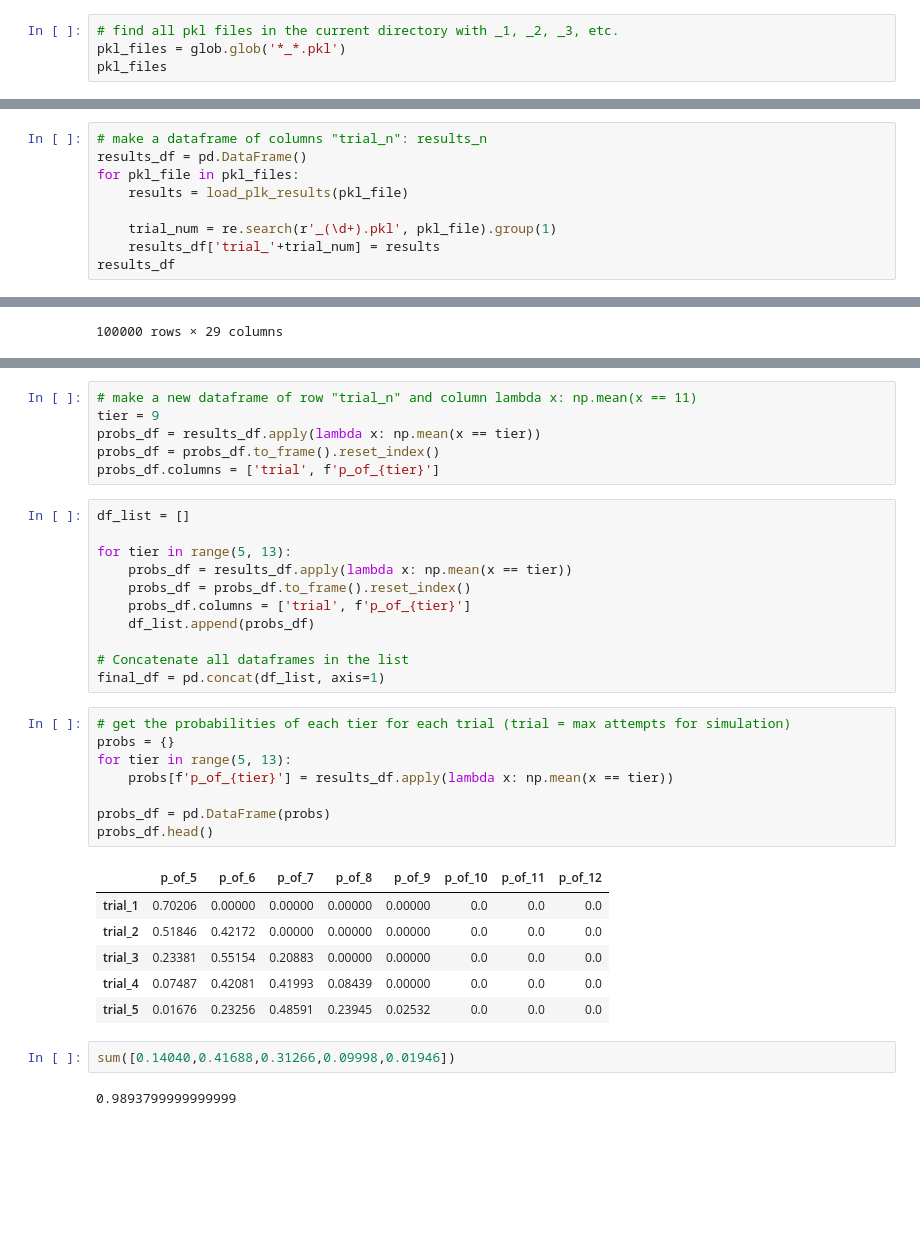
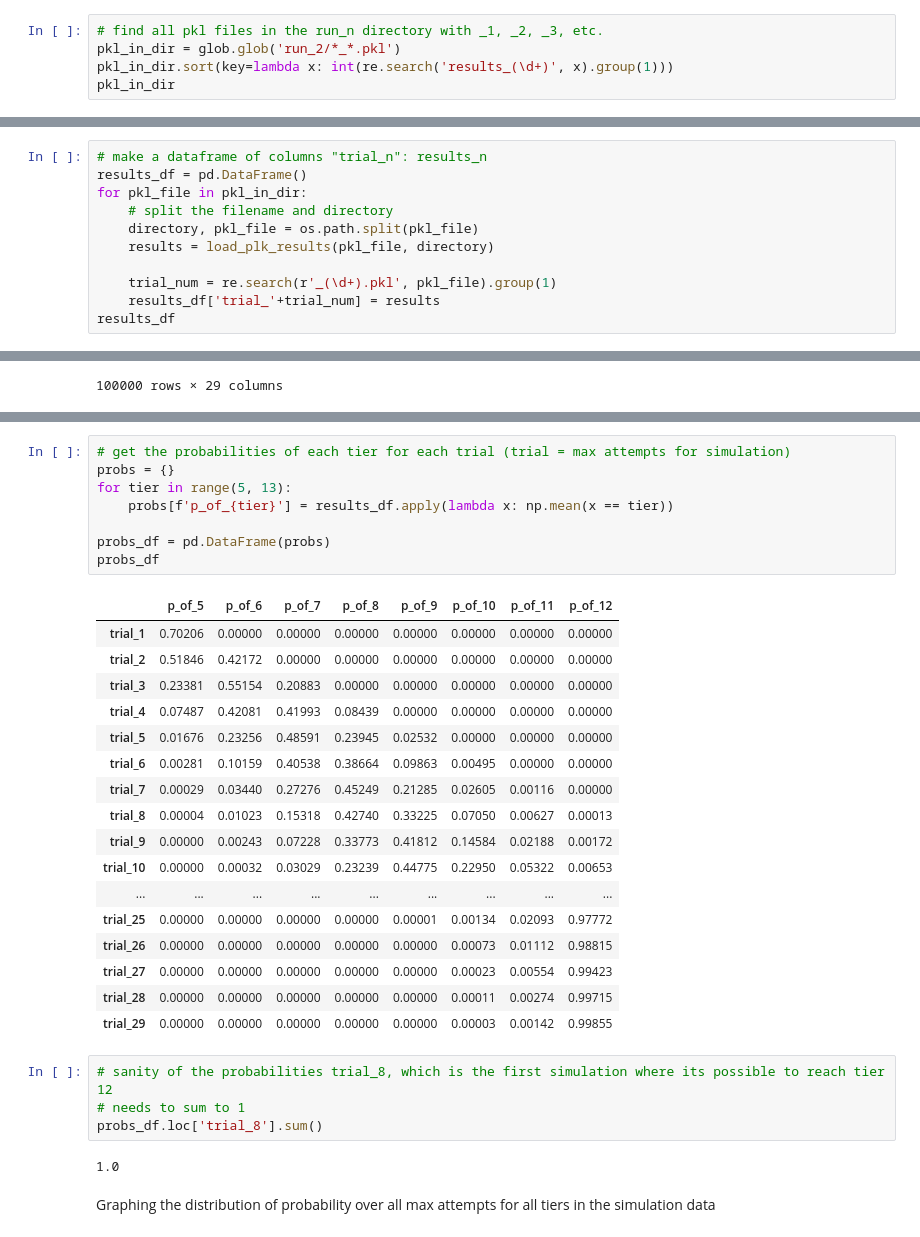
Before and after one commit to terpyPy/D4-Monte-Carlo, a Jupyter notebook: sim_results_nb.ipynb, the cells around one changed output, grey strips where cells are left out. Drawn from its saved outputs; the diff is of its cells as text; blank space fills up the shorter version.

```diff
--- a/sim_results_nb.ipynb
+++ b/sim_results_nb.ipynb
@@ -46,5 +39,6 @@ results
 # %%
-# find all pkl files in the current directory with _1, _2, _3, etc.
-pkl_files = glob.glob('*_*.pkl')
-pkl_files
+# find all pkl files in the run_n directory with _1, _2, _3, etc.
+pkl_in_dir = glob.glob('run_2/*_*.pkl')
+pkl_in_dir.sort(key=lambda x: int(re.search('results_(\d+)', x).group(1)))
+pkl_in_dir
 # %% [output]
@@ -71,8 +64,10 @@ pkl_files.sort(key=lambda x: int(re.search('_(\d+)', x).group(1)))
 # %%
 # make a dataframe of columns "trial_n": results_n
 results_df = pd.DataFrame()
-for pkl_file in pkl_files:
-    results = load_plk_results(pkl_file)
+for pkl_file in pkl_in_dir:
+    # split the filename and directory
+    directory, pkl_file = os.path.split(pkl_file)
+    results = load_plk_results(pkl_file, directory)
 
     trial_num = re.search(r'_(\d+).pkl', pkl_file).group(1)
     results_df['trial_'+trial_num] = results
@@ -112,42 +109,40 @@ trial_27    0.99423
 trial_28    0.99715
 trial_29    0.99855
 dtype: float64
-# %%
-# make a new dataframe of row "trial_n" and column lambda x: np.mean(x == 11)
-tier = 9
-probs_df = results_df.apply(lambda x: np.mean(x == tier))
-probs_df = probs_df.to_frame().reset_index()
-probs_df.columns = ['trial', f'p_of_{tier}']
-# %%
-df_list = []
-
-for tier in range(5, 13):
-    probs_df = results_df.apply(lambda x: np.mean(x == tier))
-    probs_df = probs_df.to_frame().reset_index()
-    probs_df.columns = ['trial', f'p_of_{tier}']
-    df_list.append(probs_df)
-
-# Concatenate all dataframes in the list
-final_df = pd.concat(df_list, axis=1)
 # %%
 # get the probabilities of each tier for each trial (trial = max attempts for simulation)
 probs = {}
 for tier in range(5, 13):
     probs[f'p_of_{tier}'] = results_df.apply(lambda x: np.mean(x == tier))
 
 probs_df = pd.DataFrame(probs)
-probs_df.head()
+probs_df
 # %% [output]
 |  | p_of_5 | p_of_6 | p_of_7 | p_of_8 | p_of_9 | p_of_10 | p_of_11 | p_of_12 |
-| trial_1 | 0.70206 | 0.00000 | 0.00000 | 0.00000 | 0.00000 | 0.0 | 0.0 | 0.0 |
-| trial_2 | 0.51846 | 0.42172 | 0.00000 | 0.00000 | 0.00000 | 0.0 | 0.0 | 0.0 |
-| trial_3 | 0.23381 | 0.55154 | 0.20883 | 0.00000 | 0.00000 | 0.0 | 0.0 | 0.0 |
-| trial_4 | 0.07487 | 0.42081 | 0.41993 | 0.08439 | 0.00000 | 0.0 | 0.0 | 0.0 |
-| trial_5 | 0.01676 | 0.23256 | 0.48591 | 0.23945 | 0.02532 | 0.0 | 0.0 | 0.0 |
+| trial_1 | 0.70206 | 0.00000 | 0.00000 | 0.00000 | 0.00000 | 0.00000 | 0.00000 | 0.00000 |
+| trial_2 | 0.51846 | 0.42172 | 0.00000 | 0.00000 | 0.00000 | 0.00000 | 0.00000 | 0.00000 |
+| trial_3 | 0.23381 | 0.55154 | 0.20883 | 0.00000 | 0.00000 | 0.00000 | 0.00000 | 0.00000 |
+| trial_4 | 0.07487 | 0.42081 | 0.41993 | 0.08439 | 0.00000 | 0.00000 | 0.00000 | 0.00000 |
+| trial_5 | 0.01676 | 0.23256 | 0.48591 | 0.23945 | 0.02532 | 0.00000 | 0.00000 | 0.00000 |
+| trial_6 | 0.00281 | 0.10159 | 0.40538 | 0.38664 | 0.09863 | 0.00495 | 0.00000 | 0.00000 |
+| trial_7 | 0.00029 | 0.03440 | 0.27276 | 0.45249 | 0.21285 | 0.02605 | 0.00116 | 0.00000 |
+| trial_8 | 0.00004 | 0.01023 | 0.15318 | 0.42740 | 0.33225 | 0.07050 | 0.00627 | 0.00013 |
+| trial_9 | 0.00000 | 0.00243 | 0.07228 | 0.33773 | 0.41812 | 0.14584 | 0.02188 | 0.00172 |
+| trial_10 | 0.00000 | 0.00032 | 0.03029 | 0.23239 | 0.44775 | 0.22950 | 0.05322 | 0.00653 |
+| ... | ... | ... | ... | ... | ... | ... | ... | ... |
+| trial_25 | 0.00000 | 0.00000 | 0.00000 | 0.00000 | 0.00001 | 0.00134 | 0.02093 | 0.97772 |
+| trial_26 | 0.00000 | 0.00000 | 0.00000 | 0.00000 | 0.00000 | 0.00073 | 0.01112 | 0.98815 |
+| trial_27 | 0.00000 | 0.00000 | 0.00000 | 0.00000 | 0.00000 | 0.00023 | 0.00554 | 0.99423 |
+| trial_28 | 0.00000 | 0.00000 | 0.00000 | 0.00000 | 0.00000 | 0.00011 | 0.00274 | 0.99715 |
+| trial_29 | 0.00000 | 0.00000 | 0.00000 | 0.00000 | 0.00000 | 0.00003 | 0.00142 | 0.99855 |
-# %%
-sum([0.14040,0.41688,0.31266,0.09998,0.01946])
-# %% [output]
-0.9893799999999999
+# %%
+# sanity of the probabilities trial_8, which is the first simulation where its possible to reach tier 12
+# needs to sum to 1
+probs_df.loc['trial_8'].sum()
+# %% [output]
+1.0
+# %% [markdown]
+Graphing the distribution of probability over all max attempts for all tiers in the simulation data
 # %%
 for tier in range(5, 13):
     plt.plot(probs_df.index, probs_df[f'p_of_{tier}'], label=f'Tier {tier}')
```
Also changed, not shown: parts of 16 cells of this notebook, 30 other files.
